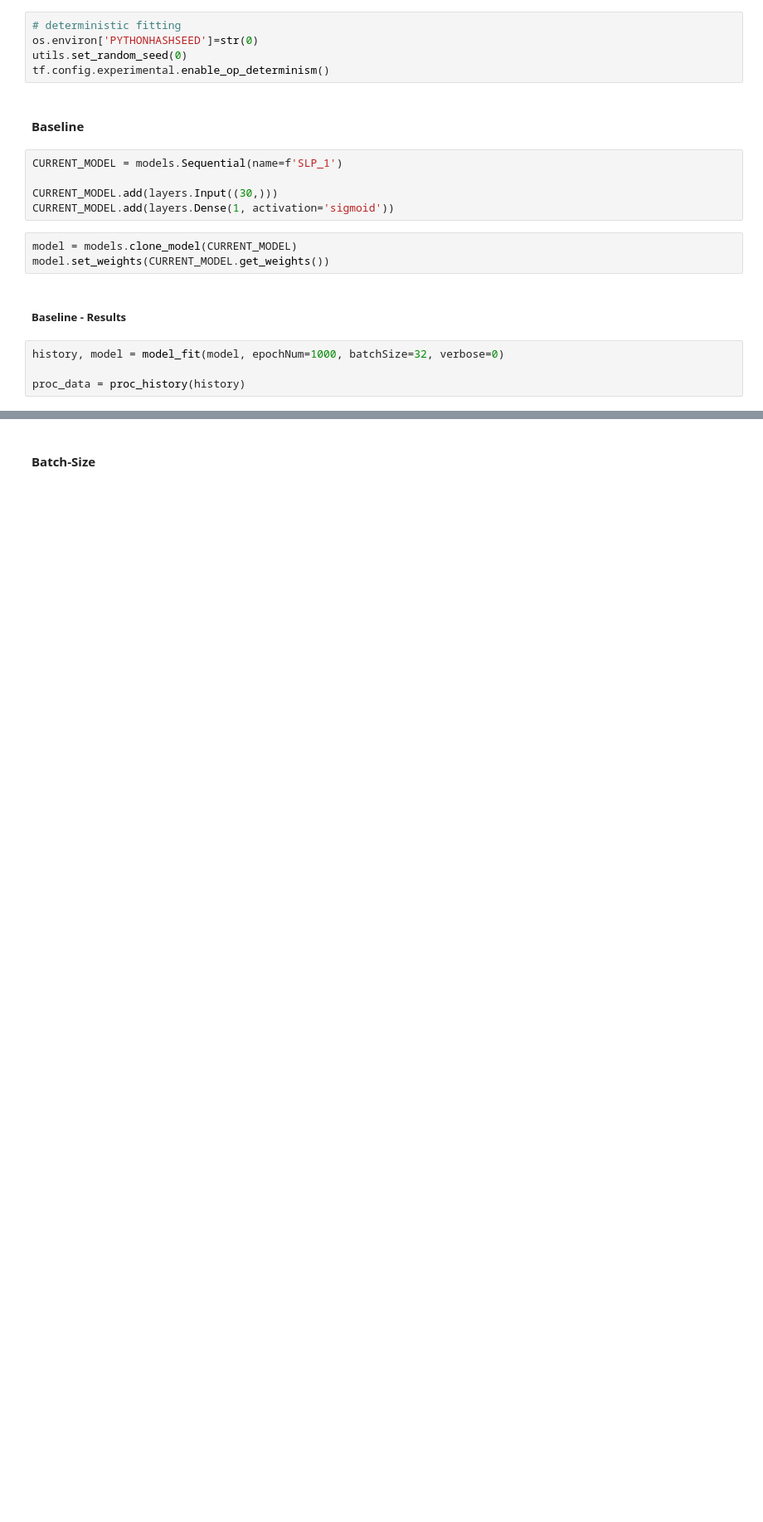
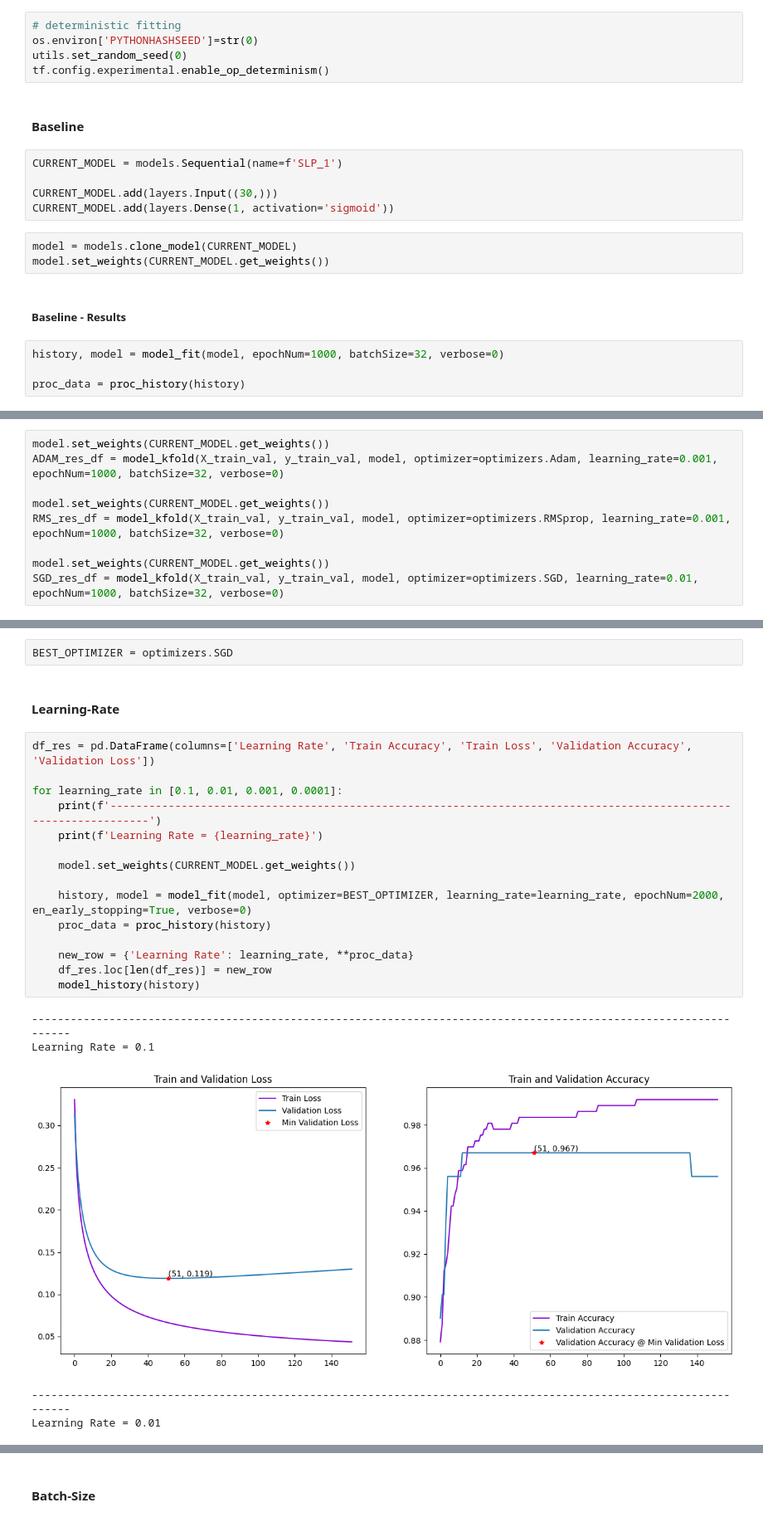
Before and after one commit to Team-AY/Breast-Cancer-Prediction, a Jupyter notebook: Research_process.ipynb, the cells around one changed output, grey strips where cells are left out. Shown at 83% size. Cells and saved outputs as stored; diff of their text form; blank space fills up the shorter version.

```diff
--- a/Research_process.ipynb
+++ b/Research_process.ipynb
@@ -258,0 +314,9 @@ res_df = model_kfold(X_train, y_train, model, epochNum=1000, batchSize=32, verbo
+# %%
+model.set_weights(CURRENT_MODEL.get_weights())
+ADAM_res_df = model_kfold(X_train_val, y_train_val, model, optimizer=optimizers.Adam, learning_rate=0.001, epochNum=1000, batchSize=32, verbose=0)
+
+model.set_weights(CURRENT_MODEL.get_weights())
+RMS_res_df = model_kfold(X_train_val, y_train_val, model, optimizer=optimizers.RMSprop, learning_rate=0.001, epochNum=1000, batchSize=32, verbose=0)
+
+model.set_weights(CURRENT_MODEL.get_weights())
+SGD_res_df = model_kfold(X_train_val, y_train_val, model, optimizer=optimizers.SGD, learning_rate=0.01, epochNum=1000, batchSize=32, verbose=0)
@@ -258,0 +358,25 @@ res_df = model_kfold(X_train, y_train, model, epochNum=1000, batchSize=32, verbo
+# %%
+BEST_OPTIMIZER = optimizers.SGD
+# %% [markdown]
+#### Learning-Rate
+# %%
+df_res = pd.DataFrame(columns=['Learning Rate', 'Train Accuracy', 'Train Loss', 'Validation Accuracy', 'Validation Loss'])
+
+for learning_rate in [0.1, 0.01, 0.001, 0.0001]:
+    print(f'------------------------------------------------------------------------------------------------------------------')
+    print(f'Learning Rate = {learning_rate}')
+
+    model.set_weights(CURRENT_MODEL.get_weights())
+
+    history, model = model_fit(model, optimizer=BEST_OPTIMIZER, learning_rate=learning_rate, epochNum=2000, en_early_stopping=True, verbose=0)
+    proc_data = proc_history(history)
+
+    new_row = {'Learning Rate': learning_rate, **proc_data}
+    df_res.loc[len(df_res)] = new_row
+    model_history(history)
+# %% [output]
+------------------------------------------------------------------------------------------------------------------
+Learning Rate = 0.1
+[figure, added]
+------------------------------------------------------------------------------------------------------------------
+Learning Rate = 0.01
```
Also changed, not shown: parts of 20 cells of this notebook.
